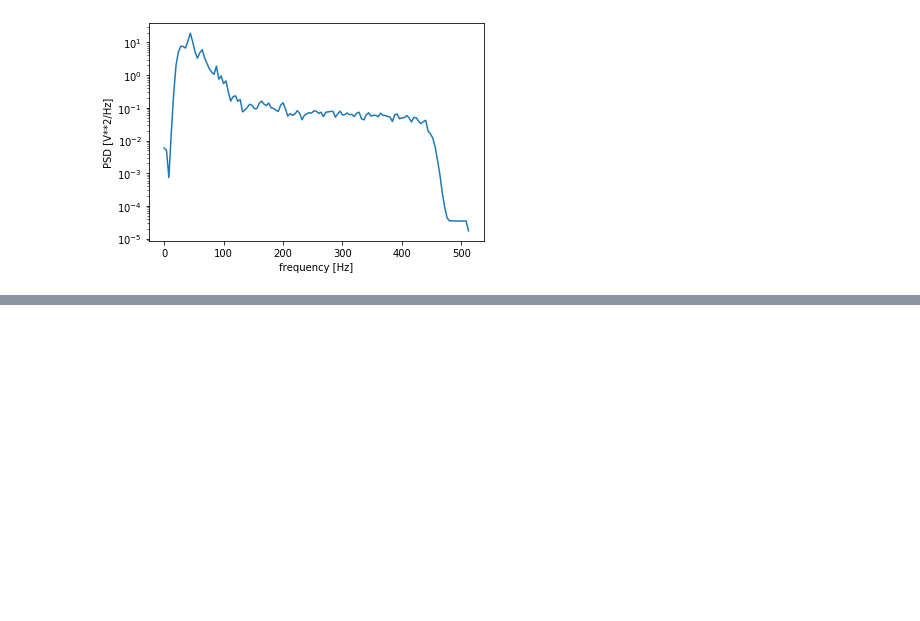
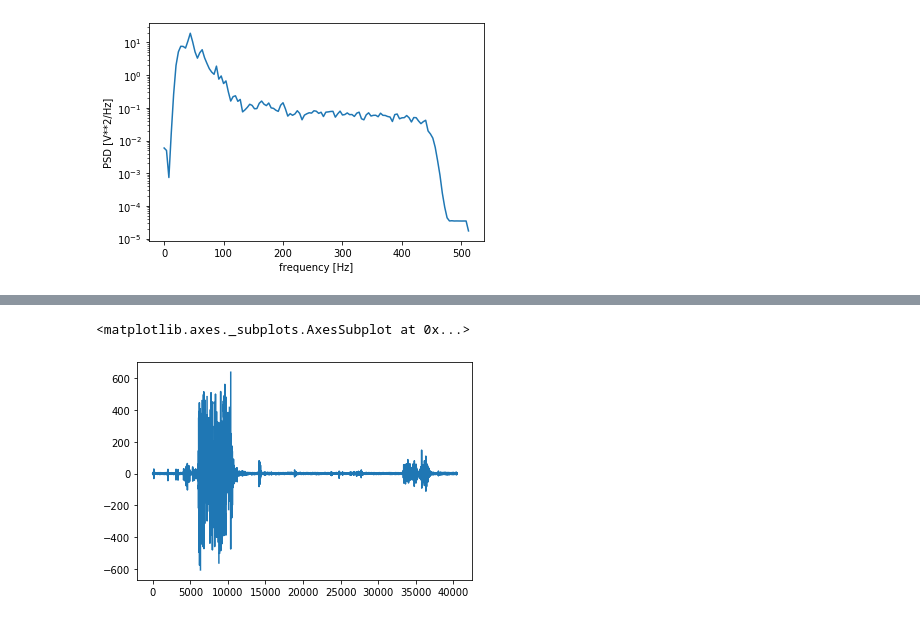
Before and after one commit to alberturria/PerformAppServer, a Jupyter notebook: notebooks/process_waves.ipynb, the cells around one changed output, grey strips where cells are left out. Saved outputs shown, nothing was run; the diff lists cells and outputs as text; code cells hidden in the pictures; blank space fills up the shorter version.

```diff
--- a/notebooks/process_waves.ipynb
+++ b/notebooks/process_waves.ipynb
@@ -179,0 +181,5 @@ max
+# %%
+raw_csv.plot()
+# %% [output]
+<matplotlib.axes._subplots.AxesSubplot at 0x...>
+[figure, added]
```
Also changed, not shown: parts of 11 cells of this notebook, 45 other files.
